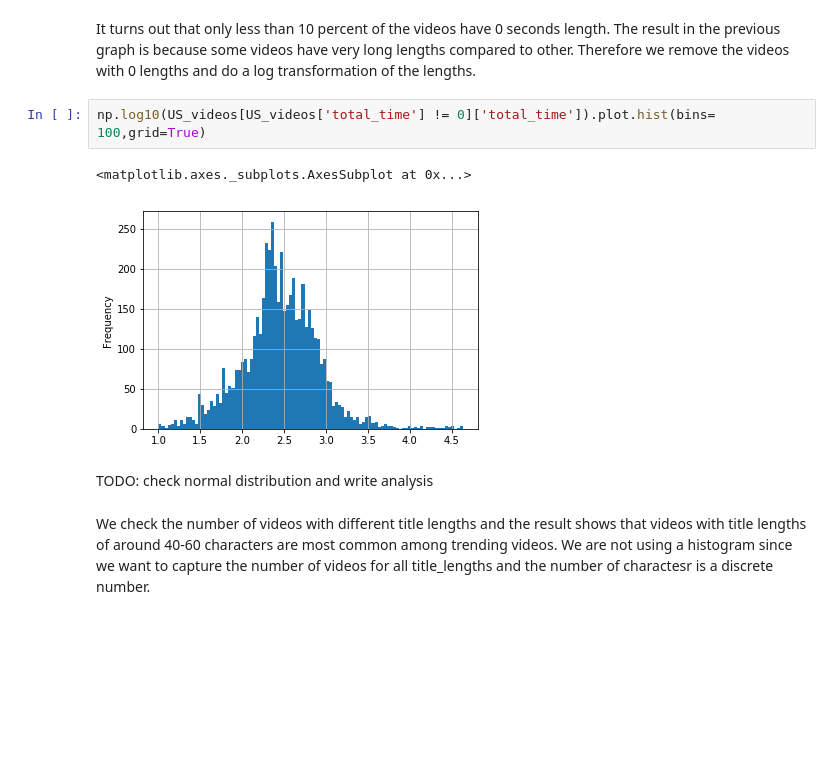
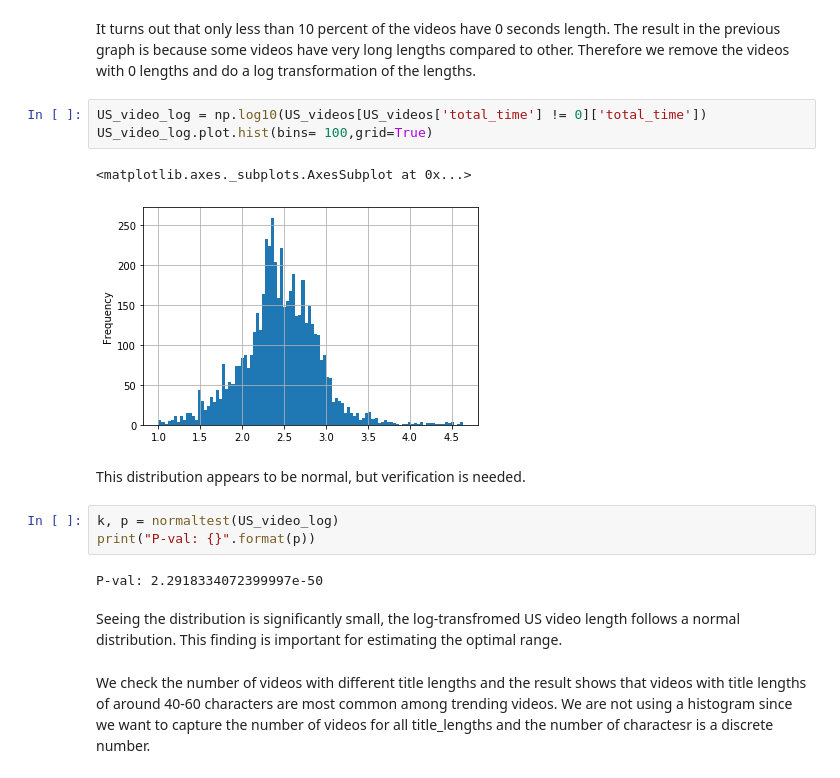
Before and after one commit to frankyyzy/Utube, a Jupyter notebook: finalproject.ipynb, the cells around one changed output. Drawn from its saved outputs; the diff is of its cells as text; blank space fills up the shorter version.

Commit message:
Added EDA and normal test

```diff
--- a/finalproject.ipynb
+++ b/finalproject.ipynb
@@ -354,12 +356,20 @@ print(US_videos[US_videos['total_time'] == 0].shape[0])
 # %% [markdown]
 It turns out that only less than 10 percent of the videos have 0 seconds length. The result in the previous graph is because some videos have very long lengths compared to other. Therefore we remove the videos with 0 lengths and do a log transformation of the lengths.
 # %%
-np.log10(US_videos[US_videos['total_time'] != 0]['total_time']).plot.hist(bins= 100,grid=True)
+US_video_log = np.log10(US_videos[US_videos['total_time'] != 0]['total_time'])
+US_video_log.plot.hist(bins= 100,grid=True)
 # %% [output]
 <matplotlib.axes._subplots.AxesSubplot at 0x...>
-[figure, old version]
+[figure, new version]
-# %% [markdown]
-TODO: check normal distribution and write analysis
+# %% [markdown]
+This distribution appears to be normal, but verification is needed.
+# %%
+k, p = normaltest(US_video_log)
+print("P-val: {}".format(p))
+# %% [output]
+P-val: 2.2918334072399997e-50
+# %% [markdown]
+Seeing the distribution is significantly small, the log-transfromed US video length follows a normal distribution. This finding is important for estimating the optimal range.
 # %% [markdown]
 We check the number of videos with different title lengths and the result shows that videos with title lengths of around 40-60 characters are most common among trending videos. We are not using a histogram since we want to capture the number of videos for all title_lengths and the number of charactesr is a discrete number.
 # %%
```
Also changed, not shown: parts of 14 cells of this notebook.
